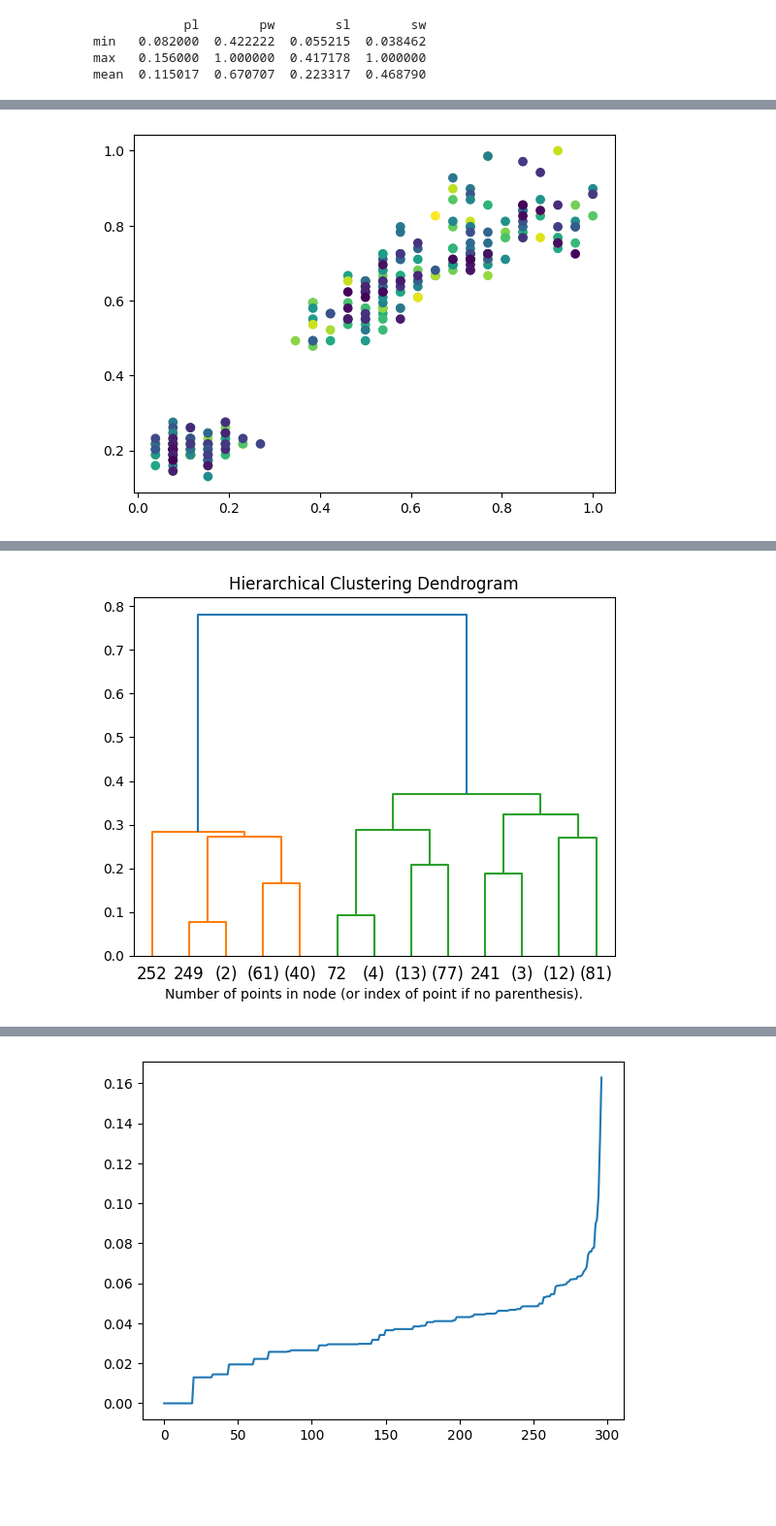
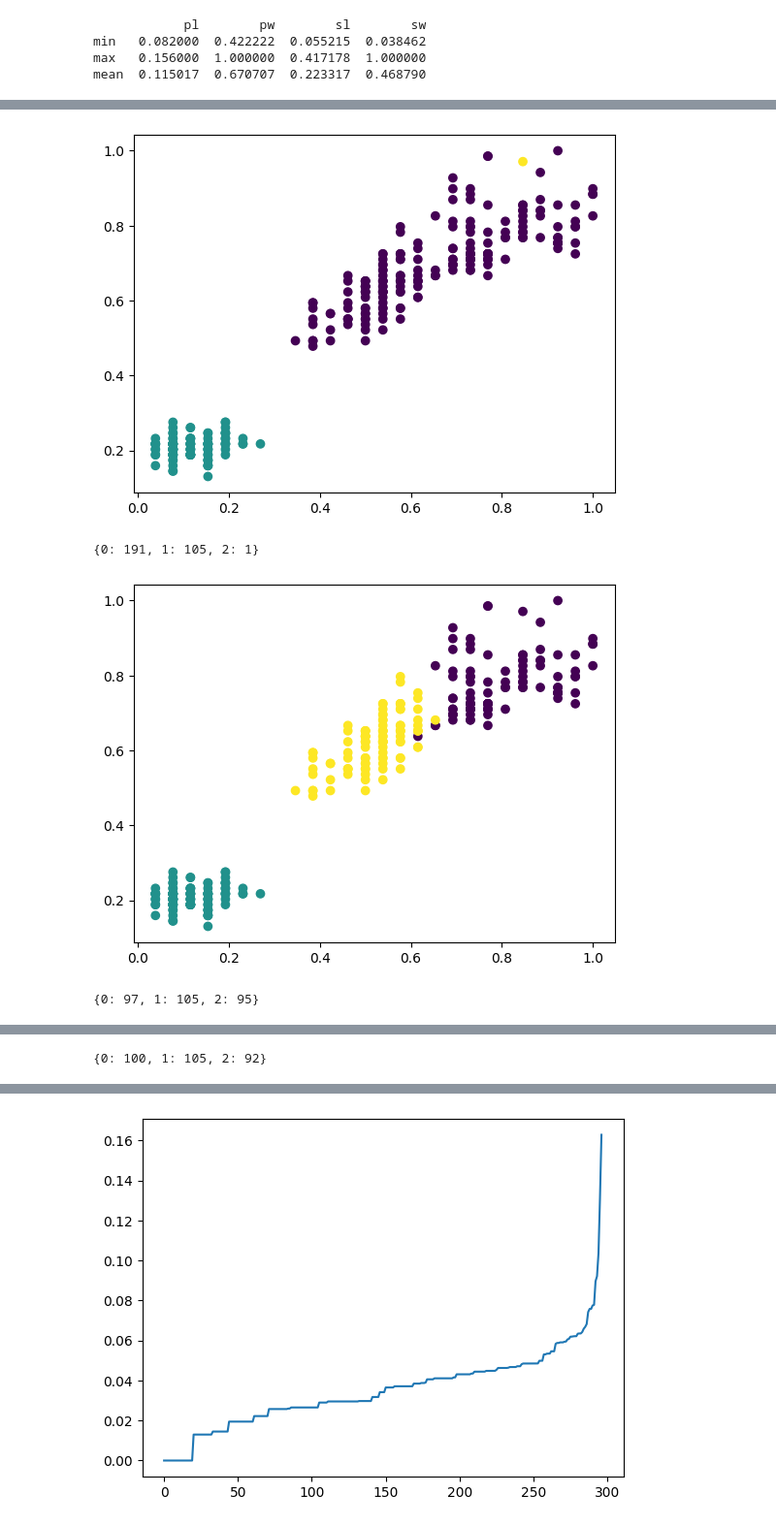
Before and after one commit to otha4350/datamining, a Jupyter notebook: assignment 3/main.ipynb, the cells around one changed output, grey strips where cells are left out. Shown: that part at 97% size. Saved outputs shown, nothing was run; the diff lists cells and outputs as text; code cells hidden in the pictures; blank space fills up the shorter version.

```diff
--- a/assignment 3/main.ipynb
+++ b/assignment 3/main.ipynb
@@ -144,12 +149,35 @@ k=10, score: 1.083589283670015
 [figure]
 # %%
-from sklearn.cluster import AgglomerativeClustering
-from scipy.cluster.hierarchy import dendrogram
+# Task 4: Hierarchical clustering
 
-agg = AgglomerativeClustering(n_clusters=None, distance_threshold=0, linkage="average")
+agg = AgglomerativeClustering(n_clusters=3, linkage="single")
 agg.fit(workingData)
 
 plt.scatter(workingData["sw"], workingData["sl"], c=agg.labels_, cmap='viridis')
 plt.show()
+
+unique, counts = np.unique(agg.labels_, return_counts=True)
+print(dict(zip(unique, counts)))
+
+agg = AgglomerativeClustering(n_clusters=3, linkage="average")
+agg.fit(workingData)
+
+plt.scatter(workingData["sw"], workingData["sl"], c=agg.labels_, cmap='viridis')
+plt.show()
+
+unique, counts = np.unique(agg.labels_, return_counts=True)
+print(dict(zip(unique, counts)))
+
+agg = AgglomerativeClustering(n_clusters=3, linkage="complete")
+agg.fit(workingData)
+
+plt.scatter(workingData["sw"], workingData["sl"], c=agg.labels_, cmap='viridis')
+plt.show()
+
+unique, counts = np.unique(agg.labels_, return_counts=True)
+print(dict(zip(unique, counts)))
 # %% [output]
-[figure, old version]
+[figure, new version]
+{0: 191, 1: 105, 2: 1}
+[figure, added]
+{0: 97, 1: 105, 2: 95}
@@ -156,3 +185,4 @@ plt.show()
+{0: 100, 1: 105, 2: 92}
 # %%
 def plot_dendrogram(model, **kwargs):
     # Create linkage matrix and then plot the dendrogram
@@ -175,11 +205,3 @@ def plot_dendrogram(model, **kwargs):
 
     # Plot the corresponding dendrogram
     dendrogram(linkage_matrix, **kwargs)
-
-plt.title("Hierarchical Clustering Dendrogram")
-# plot the top three levels of the dendrogram
-plot_dendrogram(agg, truncate_mode="level", p=3)
-plt.xlabel("Number of points in node (or index of point if no parenthesis).")
-plt.show()
-# %% [output]
-[figure, removed]
```
Also changed, not shown: parts of 10 cells of this notebook, 1 other file.
